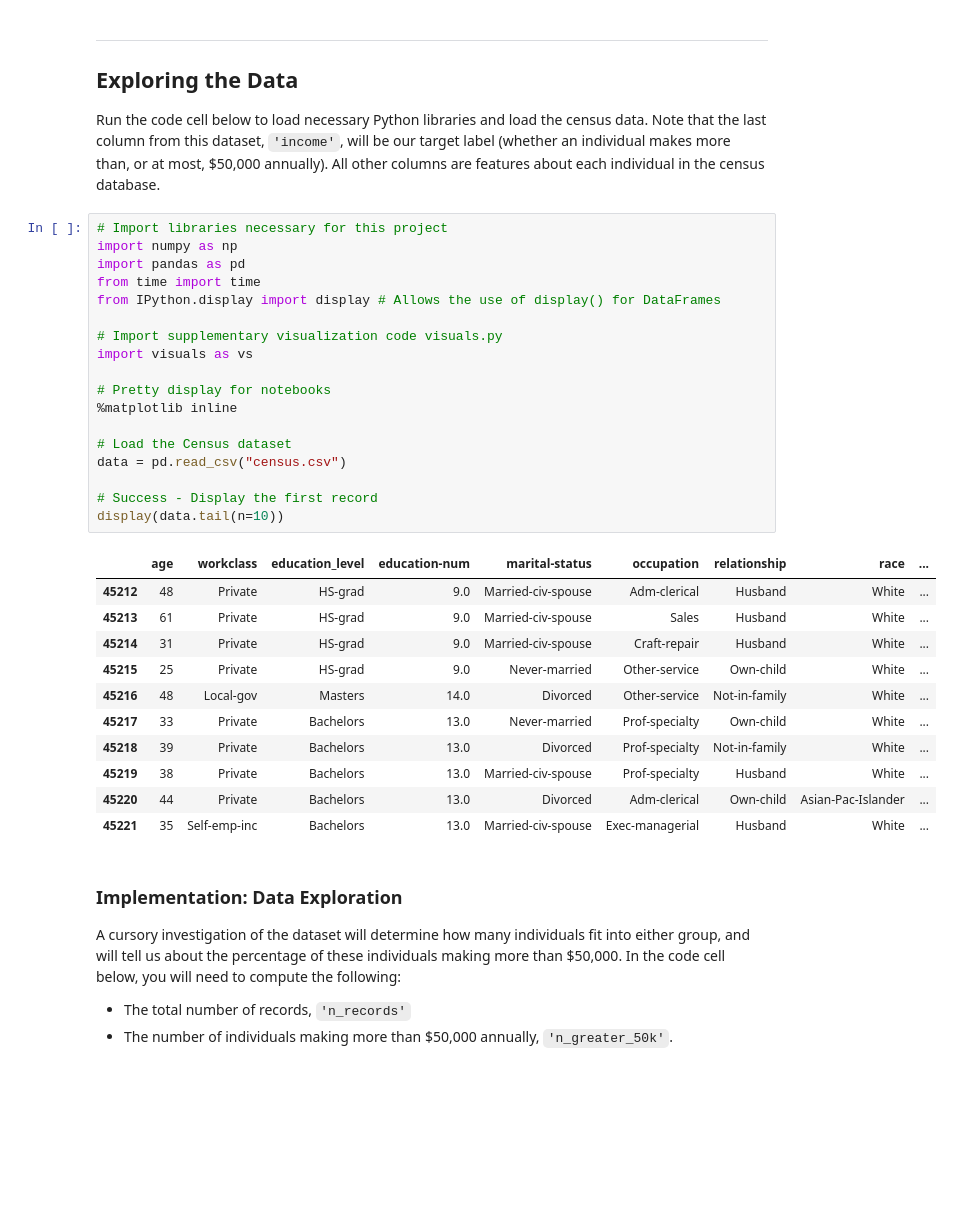
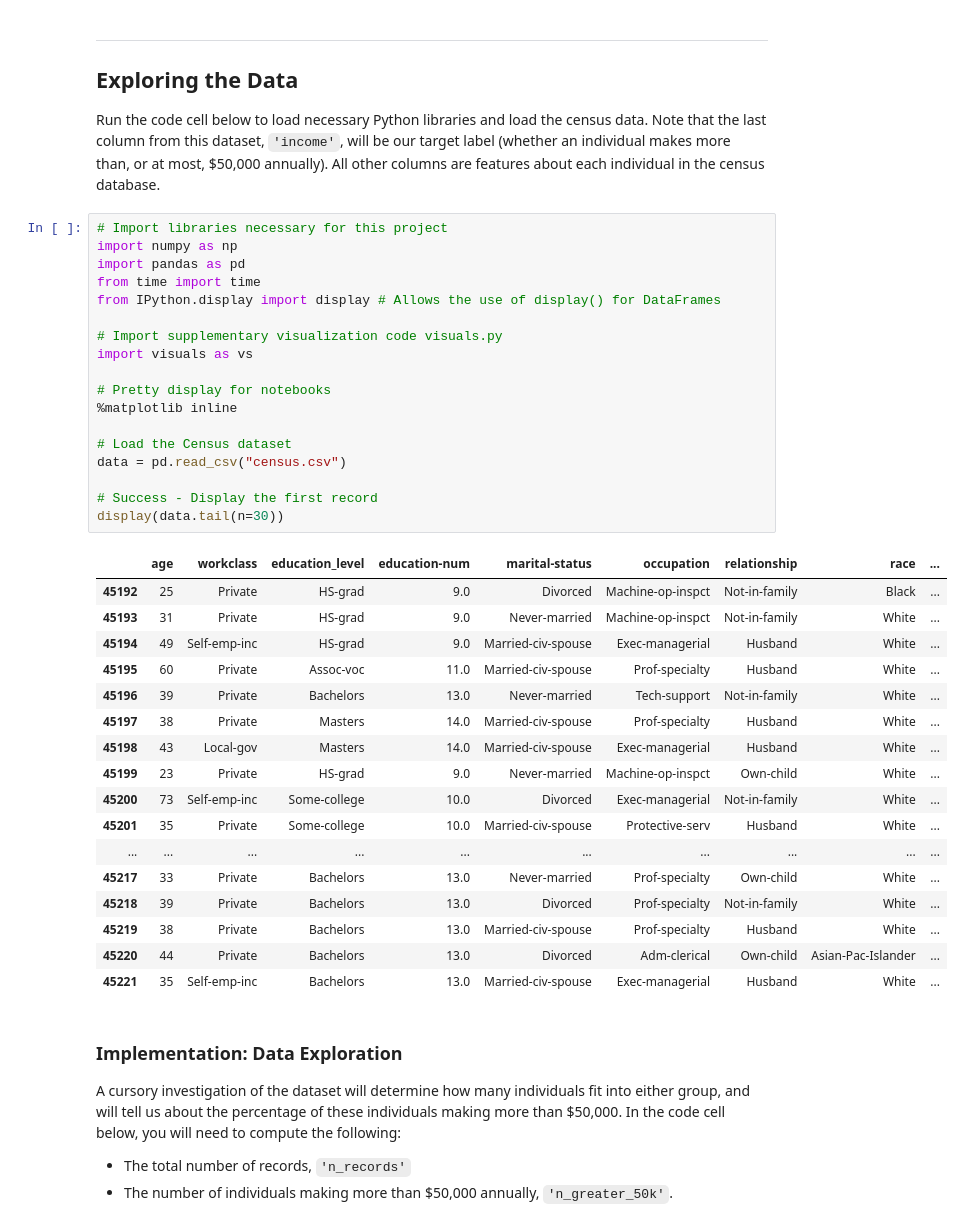
Before and after one commit to pimenta-arthur/finding_donors, a Jupyter notebook: finding_donors.ipynb, the cells around one changed output. Saved outputs shown, nothing was run; the diff lists cells and outputs as text; blank space fills up the shorter version.

```diff
--- a/finding_donors.ipynb
+++ b/finding_donors.ipynb
@@ -21,28 +21,34 @@ Run the code cell below to load necessary Python libraries and load the census d
 # %%
 # Import libraries necessary for this project
 import numpy as np
 import pandas as pd
 from time import time
 from IPython.display import display # Allows the use of display() for DataFrames
 
 # Import supplementary visualization code visuals.py
 import visuals as vs
 
 # Pretty display for notebooks
 %matplotlib inline
 
 # Load the Census dataset
 data = pd.read_csv("census.csv")
 
 # Success - Display the first record
-display(data.tail(n=10))
+display(data.tail(n=30))
 # %% [output]
 |  | age | workclass | education_level | education-num | marital-status | occupation | relationship | race | ... |
-| 45212 | 48 | Private | HS-grad | 9.0 | Married-civ-spouse | Adm-clerical | Husband | White | ... |
-| 45213 | 61 | Private | HS-grad | 9.0 | Married-civ-spouse | Sales | Husband | White | ... |
-| 45214 | 31 | Private | HS-grad | 9.0 | Married-civ-spouse | Craft-repair | Husband | White | ... |
-| 45215 | 25 | Private | HS-grad | 9.0 | Never-married | Other-service | Own-child | White | ... |
-| 45216 | 48 | Local-gov | Masters | 14.0 | Divorced | Other-service | Not-in-family | White | ... |
+| 45192 | 25 | Private | HS-grad | 9.0 | Divorced | Machine-op-inspct | Not-in-family | Black | ... |
+| 45193 | 31 | Private | HS-grad | 9.0 | Never-married | Machine-op-inspct | Not-in-family | White | ... |
+| 45194 | 49 | Self-emp-inc | HS-grad | 9.0 | Married-civ-spouse | Exec-managerial | Husband | White | ... |
+| 45195 | 60 | Private | Assoc-voc | 11.0 | Married-civ-spouse | Prof-specialty | Husband | White | ... |
+| 45196 | 39 | Private | Bachelors | 13.0 | Never-married | Tech-support | Not-in-family | White | ... |
+| 45197 | 38 | Private | Masters | 14.0 | Married-civ-spouse | Prof-specialty | Husband | White | ... |
+| 45198 | 43 | Local-gov | Masters | 14.0 | Married-civ-spouse | Exec-managerial | Husband | White | ... |
+| 45199 | 23 | Private | HS-grad | 9.0 | Never-married | Machine-op-inspct | Own-child | White | ... |
+| 45200 | 73 | Self-emp-inc | Some-college | 10.0 | Divorced | Exec-managerial | Not-in-family | White | ... |
+| 45201 | 35 | Private | Some-college | 10.0 | Married-civ-spouse | Protective-serv | Husband | White | ... |
+| ... | ... | ... | ... | ... | ... | ... | ... | ... | ... |
 | 45217 | 33 | Private | Bachelors | 13.0 | Never-married | Prof-specialty | Own-child | White | ... |
 | 45218 | 39 | Private | Bachelors | 13.0 | Divorced | Prof-specialty | Not-in-family | White | ... |
 | 45219 | 38 | Private | Bachelors | 13.0 | Married-civ-spouse | Prof-specialty | Husband | White | ... |
```
Also changed, not shown: parts of 11 cells of this notebook.
